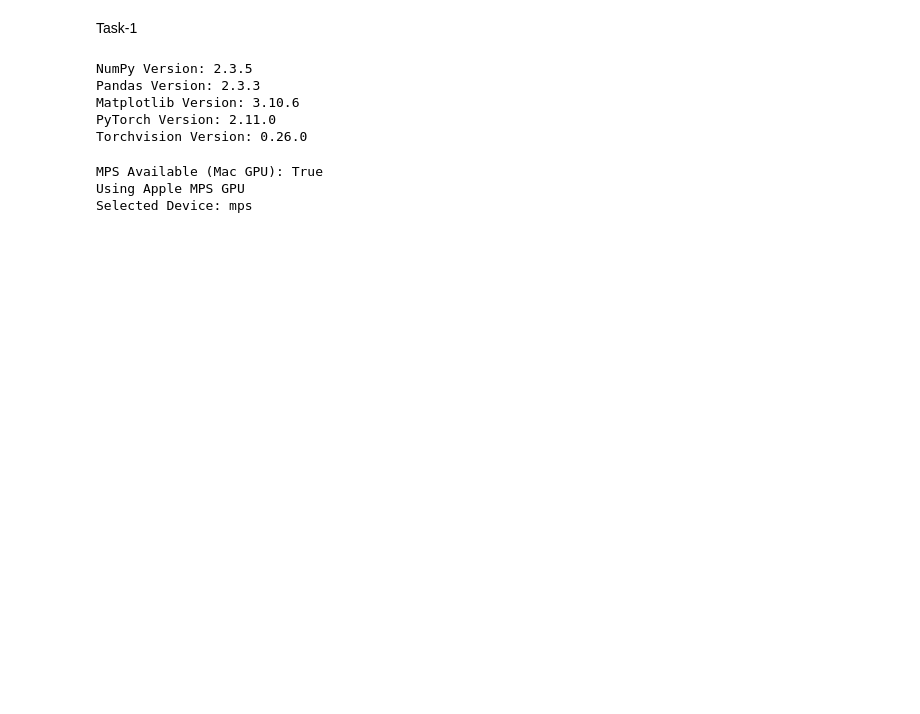
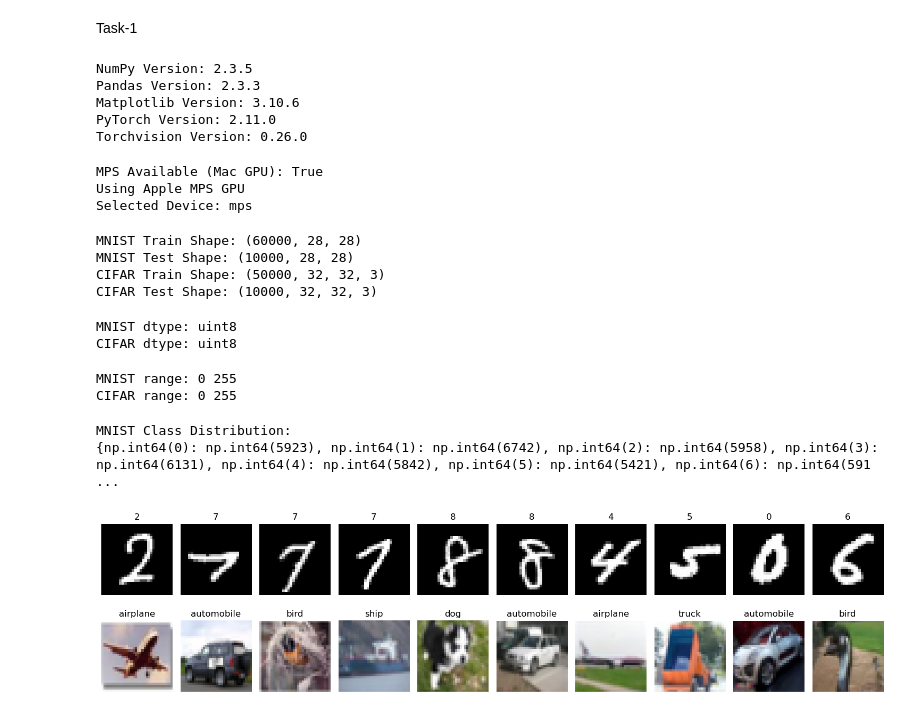
Before and after one commit to ritesh-kr18/CNN_Lab_Work, a Jupyter notebook: 24cd3035_CNN_Lab.ipynb, the cells around one changed output. Cells and saved outputs as stored; diff of their text form; code cells hidden in the pictures; blank space fills up the shorter version.

Commit message:
Task 1: dataset exploration completed

```diff
--- a/24cd3035_CNN_Lab.ipynb
+++ b/24cd3035_CNN_Lab.ipynb
@@ -56,3 +56,82 @@ random.seed(42) # random.seed → controls Python randomness
 
 if torch.backends.mps.is_available():
     torch.mps.manual_seed(42)
+# %%
+from torchvision.datasets import MNIST, CIFAR10
+
+mnist_train = MNIST(root="./data", train=True, download=True)
+mnist_test = MNIST(root="./data", train=False, download=True)
+
+cifar_train = CIFAR10(root="./data", train=True, download=True)
+cifar_test = CIFAR10(root="./data", train=False, download=True)
+# %%
+import numpy as np
+
+# MNIST
+x_train_m = mnist_train.data.numpy()
+y_train_m = mnist_train.targets.numpy()
+
+x_test_m = mnist_test.data.numpy()
+y_test_m = mnist_test.targets.numpy()
+
+# CIFAR-10
+x_train_c = np.array(cifar_train.data)
+y_train_c = np.array(cifar_train.targets)
+
+x_test_c = np.array(cifar_test.data)
+y_test_c = np.array(cifar_test.targets)
+# %%
+print("MNIST Train Shape:", x_train_m.shape)
+print("MNIST Test Shape:", x_test_m.shape)
+
+print("CIFAR Train Shape:", x_train_c.shape)
+print("CIFAR Test Shape:", x_test_c.shape)
+# %% [output]
+MNIST Train Shape: (60000, 28, 28)
+MNIST Test Shape: (10000, 28, 28)
+CIFAR Train Shape: (50000, 32, 32, 3)
+CIFAR Test Shape: (10000, 32, 32, 3)
+# %%
+print("\nMNIST dtype:", x_train_m.dtype)
+print("CIFAR dtype:", x_train_c.dtype)
+# %% [output]
+MNIST dtype: uint8
+CIFAR dtype: uint8
+# %%
+print("\nMNIST range:", x_train_m.min(), x_train_m.max())
+print("CIFAR range:", x_train_c.min(), x_train_c.max())
+# %% [output]
+MNIST range: 0 255
+CIFAR range: 0 255
+# %%
+unique, counts = np.unique(y_train_m, return_counts=True)
+print("MNIST Class Distribution:")
+print(dict(zip(unique, counts)))
+#MNIST class distribution is approximately balanced
+# each class has around 6000 samples
+# %% [output]
+MNIST Class Distribution:
+{np.int64(0): np.int64(5923), np.int64(1): np.int64(6742), np.int64(2): np.int64(5958), np.int64(3): np.int64(6131), np.int64(4): np.int64(5842), np.int64(5): np.int64(5421), np.int64(6): np.int64(591 ...
+# %%
+fig, axes = plt.subplots(2, 10, figsize=(15, 4))
+
+# MNIST row
+for i in range(10):
+    idx = np.random.randint(len(x_train_m))
+    axes[0, i].imshow(x_train_m[idx], cmap='gray')
+    axes[0, i].set_title(str(y_train_m[idx]))
+    axes[0, i].axis('off')
+
+# CIFAR row
+classes = cifar_train.classes
+for i in range(10):
+    idx = np.random.randint(len(x_train_c))
+    axes[1, i].imshow(x_train_c[idx])
+    axes[1, i].set_title(classes[y_train_c[idx]])
+    axes[1, i].axis('off')
+
+plt.tight_layout()
+plt.savefig("dataset_samples.png")
+plt.show()
+# %% [output]
+[figure, added]
```
